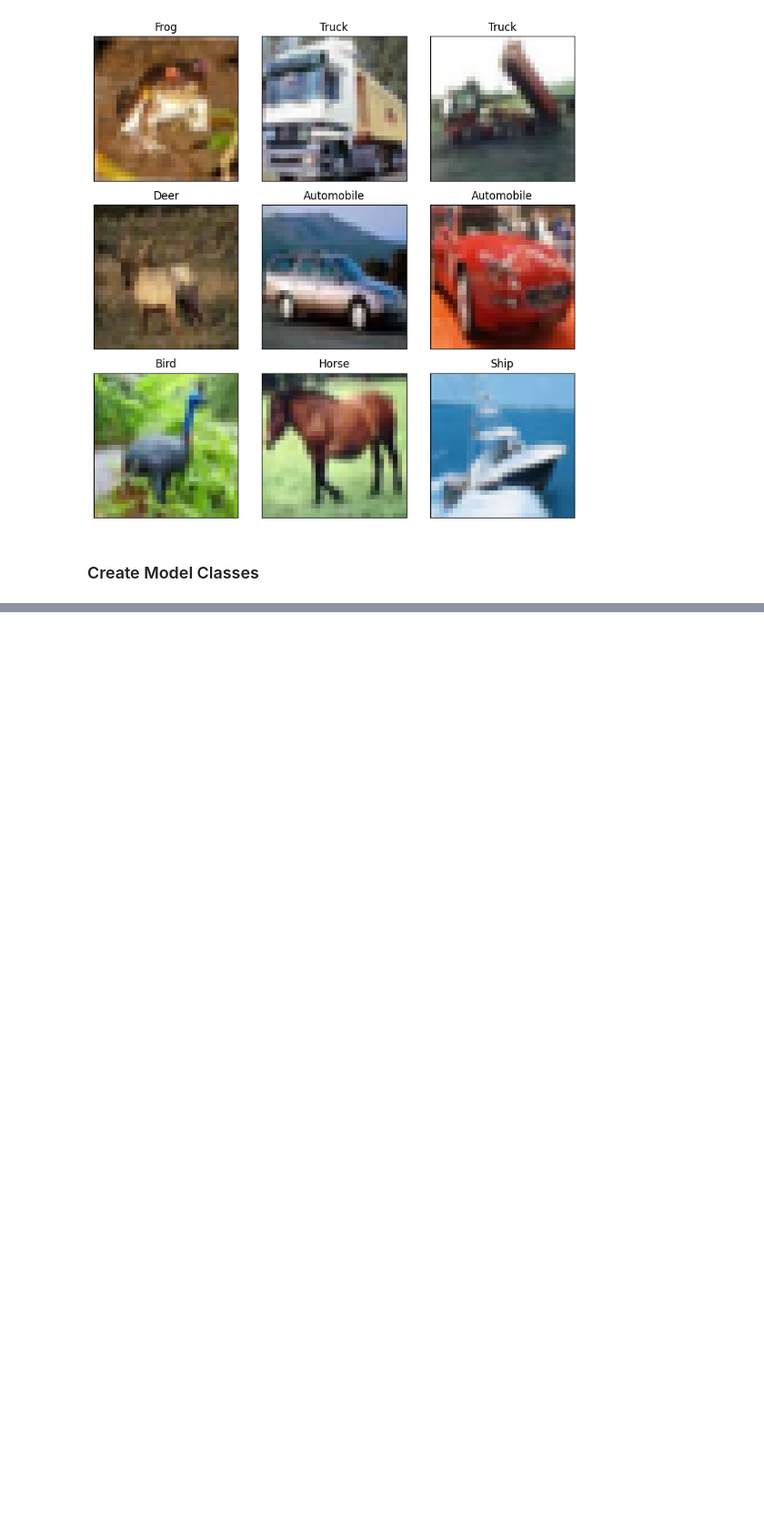
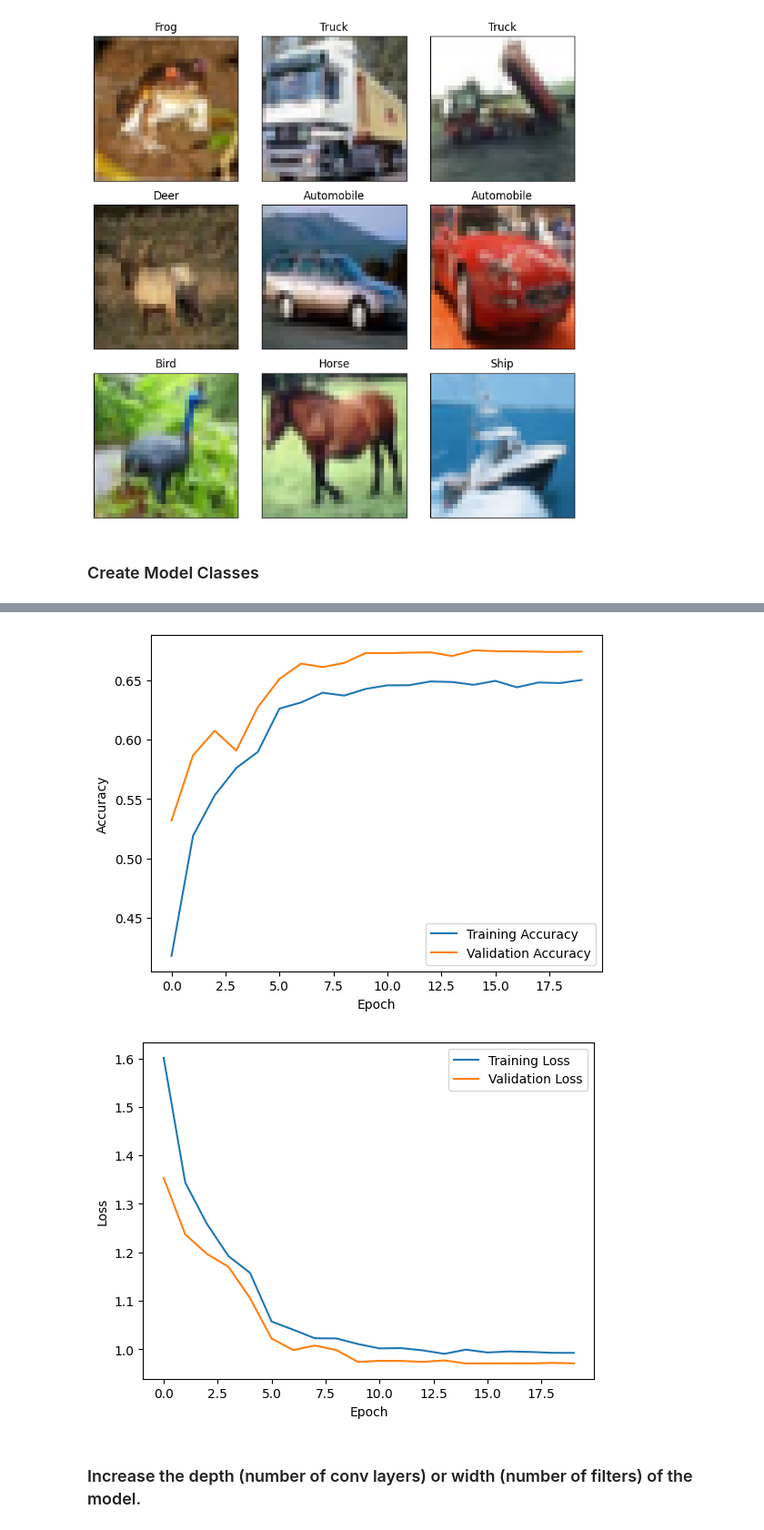
Before and after one commit to amjadAwad95/CNN-Image-Classification-CIFAR10, a Jupyter notebook: main.ipynb, the cells around one changed output, grey strips where cells are left out. Shown: that part at 91% size. Drawn from its saved outputs; the diff is of its cells as text; code cells hidden in the pictures; blank space fills up the shorter version.

```diff
--- a/main.ipynb
+++ b/main.ipynb
@@ -118,16 +121,15 @@ class BuilderConfiguration:
 
 @dataclass
 class TrainConfiguration:
-    model:Model
     train_data:np.ndarray
     train_labels:np.ndarray
     epochs:int
     batch_size:int
     validation_split:float
+    callbacks:list[Callback]
 
 @dataclass
 class EvaluationConfiguration:
-    model:Model
     test_data:np.ndarray
     test_labels:np.ndarray
 # %%
@@ -161,0 +190,5 @@ class CNNEvaluate(EvaluateModel):
+# %%
+class Visualization(ABC):
+    @abstractmethod
+    def visualize(self):
+        pass
@@ -161,0 +289,28 @@ class CNNEvaluate(EvaluateModel):
+# %%
+build_config=BuilderConfiguration(layers=[
+    layers.Conv2D(32, (3, 3), activation='relu',input_shape=(32, 32, 3)),
+    layers.MaxPooling2D((2, 2)),
+    layers.Dropout(0.5),
+    layers.Conv2D(64, (3, 3), activation='relu'),
+    layers.MaxPooling2D((2, 2)),
+    layers.Dropout(0.5),
+    layers.Flatten(),
+    layers.Dense(64, activation='relu'),
+    layers.Dense(10, activation='softmax')
+],
+    optimizer="adam",loss='categorical_crossentropy',metrics=['accuracy']
+)
+
+train_config=TrainConfiguration(train_data=train_images,train_labels=train_labels,epochs=20,batch_size=16,
+                                validation_split=0.2,callbacks=[lr_scheduler,early_stopping])
+
+evaluate_config=EvaluationConfiguration(test_data=test_images,test_labels=test_labels)
+# %%
+builder=CNNBuilder(build_config)
+train=CNNTrain(train_config)
+evaluation=CNNEvaluate(evaluate_config)
+
+pipeline=CNNPipeline(builder,train,evaluation)
+model, history, test_loss, test_acc=pipeline.pipeline()
+print("Test loss:", test_loss)
+print("Test accuracy:", test_acc)
@@ -161,0 +335,10 @@ class CNNEvaluate(EvaluateModel):
+# %%
+train_validation_accuracy=TrainValidationAccuracy(history)
+train_validation_loss=TrainValidationLoss(history)
+train_validation_accuracy.visualize()
+train_validation_loss.visualize()
+# %% [output]
+[figure, added]
+[figure, added]
+# %% [markdown]
+### Increase the depth (number of conv layers) or width (number of filters) of the model.
```
Also changed, not shown: parts of 25 cells of this notebook.
